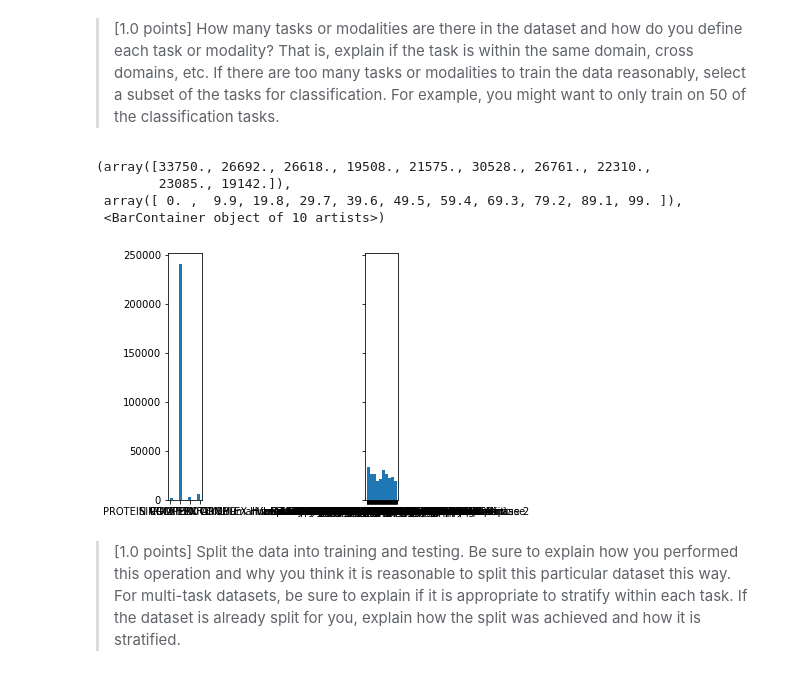
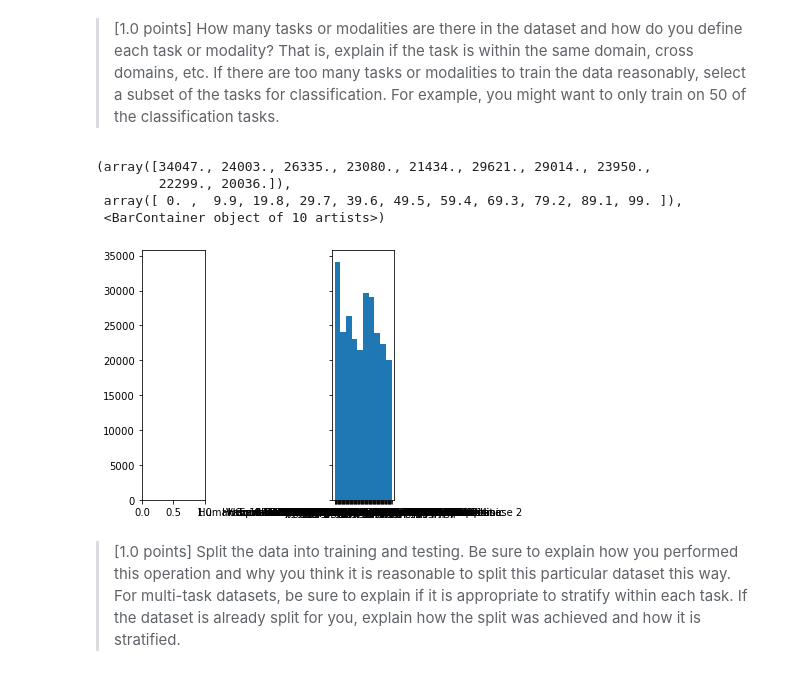
Before and after one commit to wisniemj/CS8321, a Jupyter notebook: lab2/lab2.ipynb, the cells around one changed output. Cells and saved outputs as stored; diff of their text form; code cells hidden in the pictures.

```diff
--- a/lab2/lab2.ipynb
+++ b/lab2/lab2.ipynb
@@ -80,7 +80,7 @@ df.loc[df["standard_value"] <= 300.0, "standard_value_bin"] = 1
 df.loc[df["standard_value"] >= 10000.0, "standard_value_bin"] = 0
 # %%
 # filter out where molecular species is null as molecular species is either base, neutral, or acidic
-df = df[~df["molecular_species"].isnull()]
+# df = df[~df["molecular_species"].isnull()]
 # %%
 # determine the assay count by target name
 targets = df.groupby("pref_name")[["target_type"]].agg({"target_type": "count"}).sort_values(by="target_type", ascending=False)
@@ -117,15 +115,15 @@ df['Fingerprint'] = df["canonical_smiles"].apply(generate_fingerprint)
 # %%
 # plot out each set of tasks
 fig, axs = plt.subplots(1, 2, sharey=True, tight_layout=True)
 
-axs[0].hist(df["target_type"])
+# axs[0].hist(df["target_type"])
 axs[1].hist(df["pref_name"])
 # %% [output]
-(array([33750., 26692., 26618., 19508., 21575., 30528., 26761., 22310.,
-        23085., 19142.]),
+(array([34047., 24003., 26335., 23080., 21434., 29621., 29014., 23950.,
+        22299., 20036.]),
  array([ 0. ,  9.9, 19.8, 29.7, 39.6, 49.5, 59.4, 69.3, 79.2, 89.1, 99. ]),
  <BarContainer object of 10 artists>)
-[figure, old version]
+[figure, new version]
 # %%
 task_X_list = []
 task_y_list = []
```
Also changed, not shown: parts of 6 cells of this notebook.
